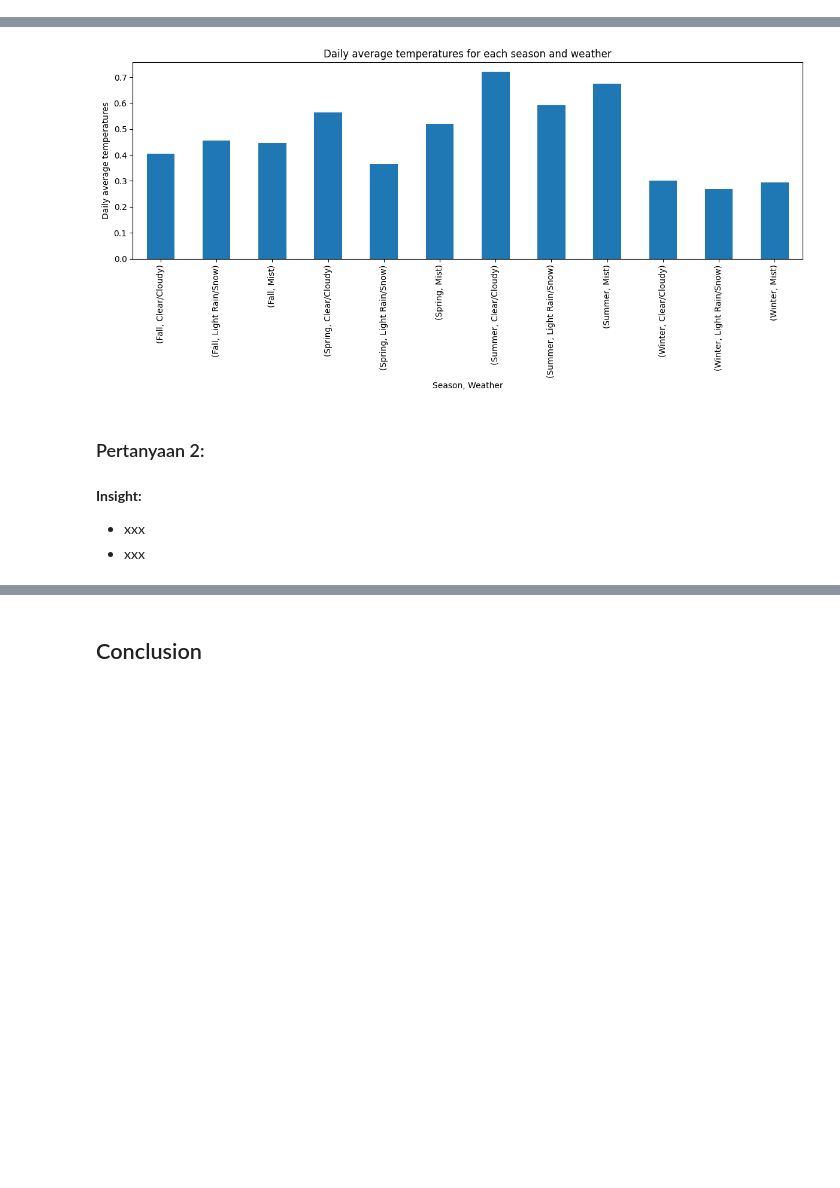
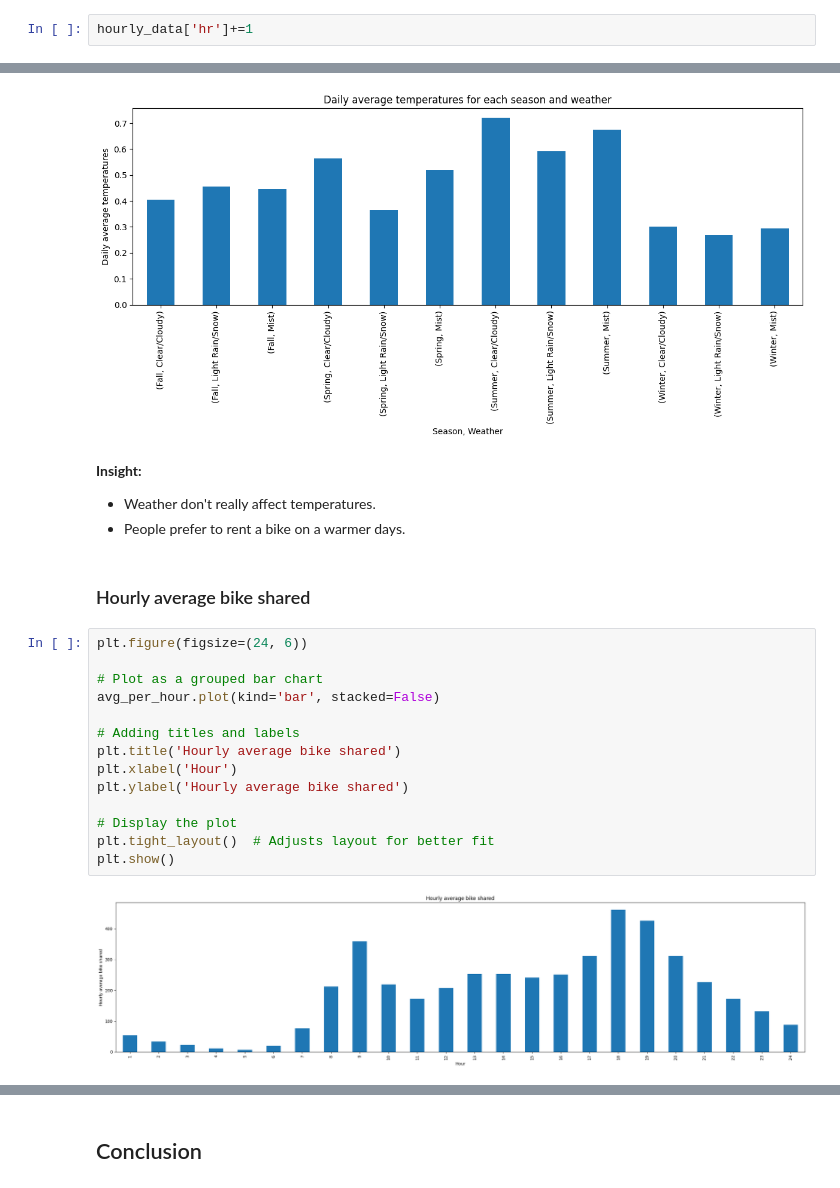
Before and after one commit to goodguythor/bike-sharing-dashboard, a Jupyter notebook: bike_sharing.ipynb, the cells around one changed output, grey strips where cells are left out. Cells and saved outputs as stored; diff of their text form; blank space fills up the shorter version.

```diff
--- a/bike_sharing.ipynb
+++ b/bike_sharing.ipynb
@@ -150,3 +152,5 @@ hourly_data['time_of_day'] = hourly_data['hr'].apply(categorize_hour)
+# %%
+hourly_data['hr']+=1
 # %% [markdown]
 **Insight:**
 - season, weathersit, and cnt columns are labeled into a more readable format.
@@ -356,9 +383,25 @@ plt.tight_layout()  # Adjusts layout for better fit
 plt.show()
 # %% [output]
 [figure]
-# %% [markdown]
-### Pertanyaan 2:
-# %% [markdown]
-**Insight:**
-- xxx
-- xxx
+# %% [markdown]
+**Insight:**
+- Weather don't really affect temperatures.
+- People prefer to rent a bike on a warmer days.
+# %% [markdown]
+### Hourly average bike shared
+# %%
+plt.figure(figsize=(24, 6))
+
+# Plot as a grouped bar chart
+avg_per_hour.plot(kind='bar', stacked=False)
+
+# Adding titles and labels
+plt.title('Hourly average bike shared')
+plt.xlabel('Hour')
+plt.ylabel('Hourly average bike shared')
+
+# Display the plot
+plt.tight_layout()  # Adjusts layout for better fit
+plt.show()
+# %% [output]
+[figure, added]
```
Also changed, not shown: parts of 20 cells of this notebook.
